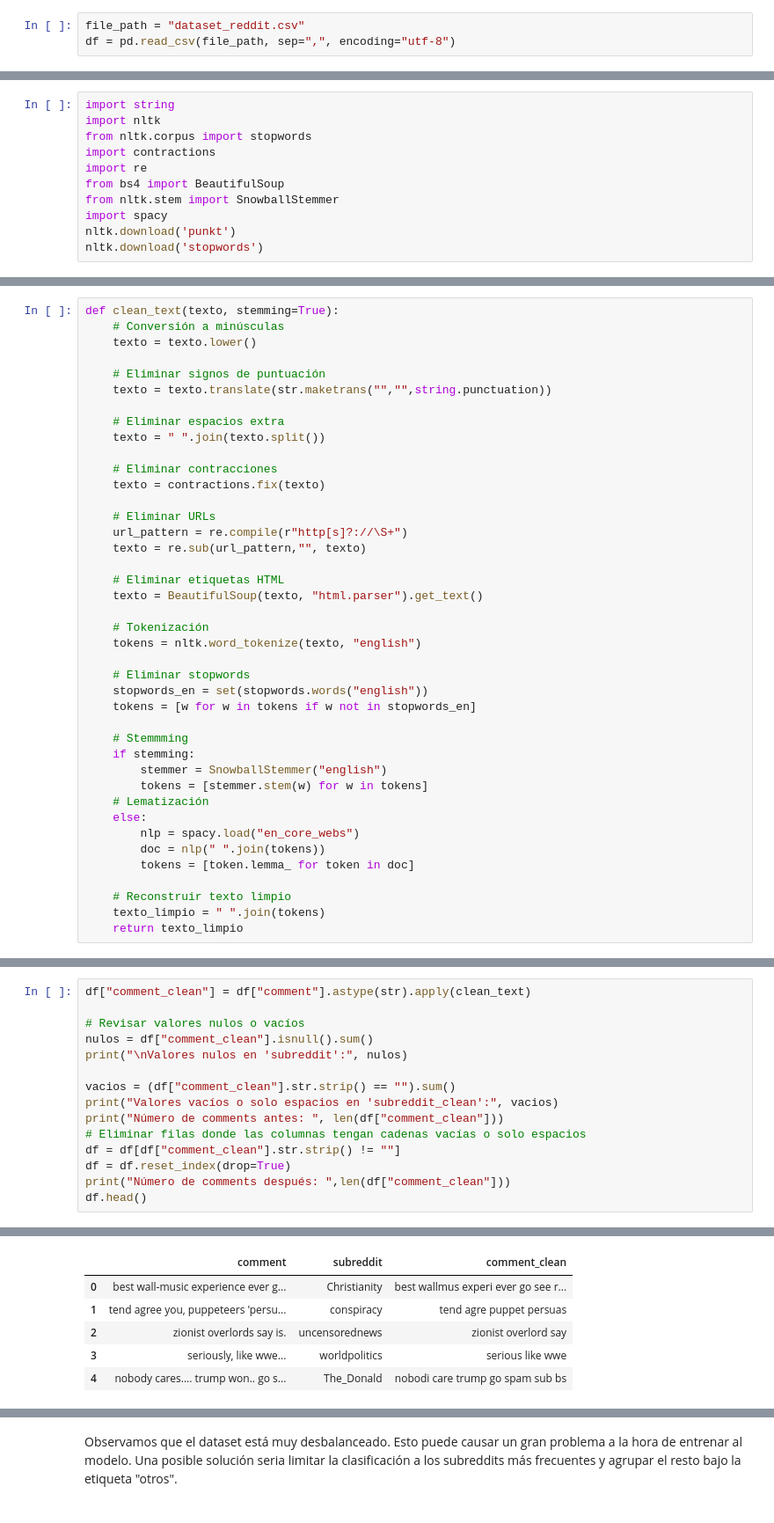
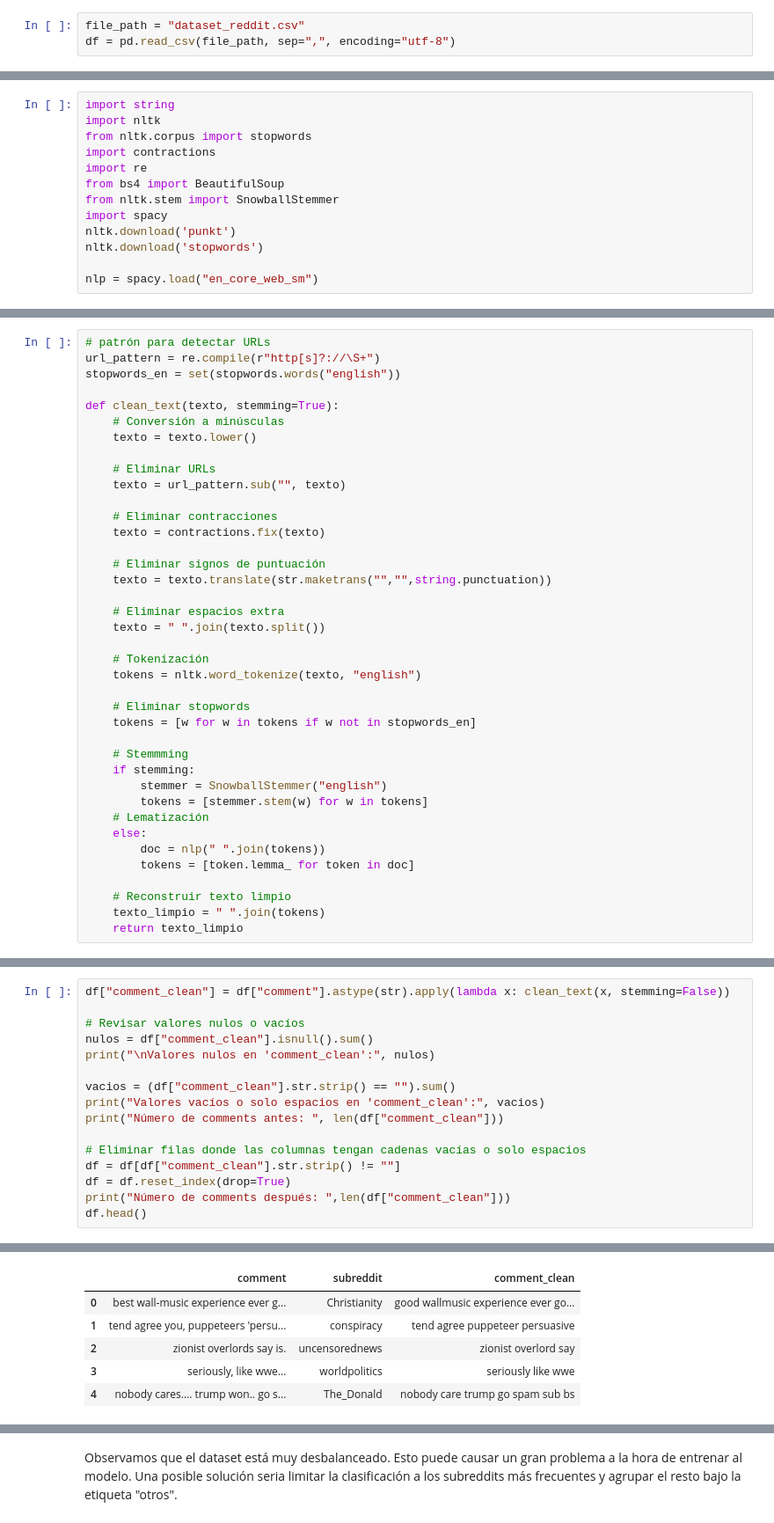
Before and after one commit to aiambo08/Procesamiento-del-lenguaje-natural, a Jupyter notebook: 1_clasificacion_grupo_3.ipynb, the cells around one changed output, grey strips where cells are left out. Shown at 88% size. Saved outputs shown, nothing was run; the diff lists cells and outputs as text.

```diff
--- a/1_clasificacion_grupo_3.ipynb
+++ b/1_clasificacion_grupo_3.ipynb
@@ -70,6 +82,8 @@ from nltk.stem import SnowballStemmer
 import spacy
 nltk.download('punkt')
 nltk.download('stopwords')
+
+nlp = spacy.load("en_core_web_sm")
 # %% [output]
 [nltk_data] Downloading package punkt to
 [nltk_data]     C:\Users\niaib\AppData\Roaming\nltk_data...
@@ -83,7 +94,17 @@ True
 # %%
+# patrón para detectar URLs
+url_pattern = re.compile(r"http[s]?://\S+")
+stopwords_en = set(stopwords.words("english"))
+
 def clean_text(texto, stemming=True):
     # Conversión a minúsculas
     texto = texto.lower()
+
+    # Eliminar URLs
+    texto = url_pattern.sub("", texto)
+
+    # Eliminar contracciones
+    texto = contractions.fix(texto)
 
     # Eliminar signos de puntuación
     texto = texto.translate(str.maketrans("","",string.punctuation))
@@ -91,21 +112,10 @@ def clean_text(texto, stemming=True):
     # Eliminar espacios extra
     texto = " ".join(texto.split())
 
-    # Eliminar contracciones
-    texto = contractions.fix(texto)
-
-    # Eliminar URLs
-    url_pattern = re.compile(r"http[s]?://\S+")
-    texto = re.sub(url_pattern,"", texto)
-
-    # Eliminar etiquetas HTML
-    texto = BeautifulSoup(texto, "html.parser").get_text()
-
     # Tokenización
     tokens = nltk.word_tokenize(texto, "english")
 
     # Eliminar stopwords
-    stopwords_en = set(stopwords.words("english"))
     tokens = [w for w in tokens if w not in stopwords_en]
 
     # Stemmming
@@ -114,7 +124,6 @@ def clean_text(texto, stemming=True):
         tokens = [stemmer.stem(w) for w in tokens]
     # Lematización
     else:
-        nlp = spacy.load("en_core_webs")
         doc = nlp(" ".join(tokens))
         tokens = [token.lemma_ for token in doc]
 
@@ -131,13 +135,14 @@ def clean_text(texto, stemming=True):
 # %%
-df["comment_clean"] = df["comment"].astype(str).apply(clean_text)
+df["comment_clean"] = df["comment"].astype(str).apply(lambda x: clean_text(x, stemming=False))
 
 # Revisar valores nulos o vacíos
 nulos = df["comment_clean"].isnull().sum()
-print("\nValores nulos en 'subreddit':", nulos)
+print("\nValores nulos en 'comment_clean':", nulos)
 
 vacios = (df["comment_clean"].str.strip() == "").sum()
-print("Valores vacíos o solo espacios en 'subreddit_clean':", vacios)
+print("Valores vacíos o solo espacios en 'comment_clean':", vacios)
 print("Número de comments antes: ", len(df["comment_clean"]))
+
 # Eliminar filas donde las columnas tengan cadenas vacías o solo espacios
 df = df[df["comment_clean"].str.strip() != ""]
 df = df.reset_index(drop=True)
@@ -149,8 +154,8 @@ Valores vacíos o solo espacios en 'subreddit_clean': 48
 Número de comments antes:  8975
 Número de comments después:  8927
 |  | comment | subreddit | comment_clean |
-| 0 | best wall-music experience ever g... | Christianity | best wallmus experi ever go see r... |
-| 1 | tend agree you, puppeteers 'persu... | conspiracy | tend agre puppet persuas |
+| 0 | best wall-music experience ever g... | Christianity | good wallmusic experience ever go... |
+| 1 | tend agree you, puppeteers 'persu... | conspiracy | tend agree puppeteer persuasive |
 | 2 | zionist overlords say is. | uncensorednews | zionist overlord say |
-| 3 | seriously, like wwe... | worldpolitics | serious like wwe |
-| 4 | nobody cares.... trump won.. go s... | The_Donald | nobodi care trump go spam sub bs |
+| 3 | seriously, like wwe... | worldpolitics | seriously like wwe |
+| 4 | nobody cares.... trump won.. go s... | The_Donald | nobody care trump go spam sub bs |
```
Also changed, not shown: parts of 69 cells of this notebook.
